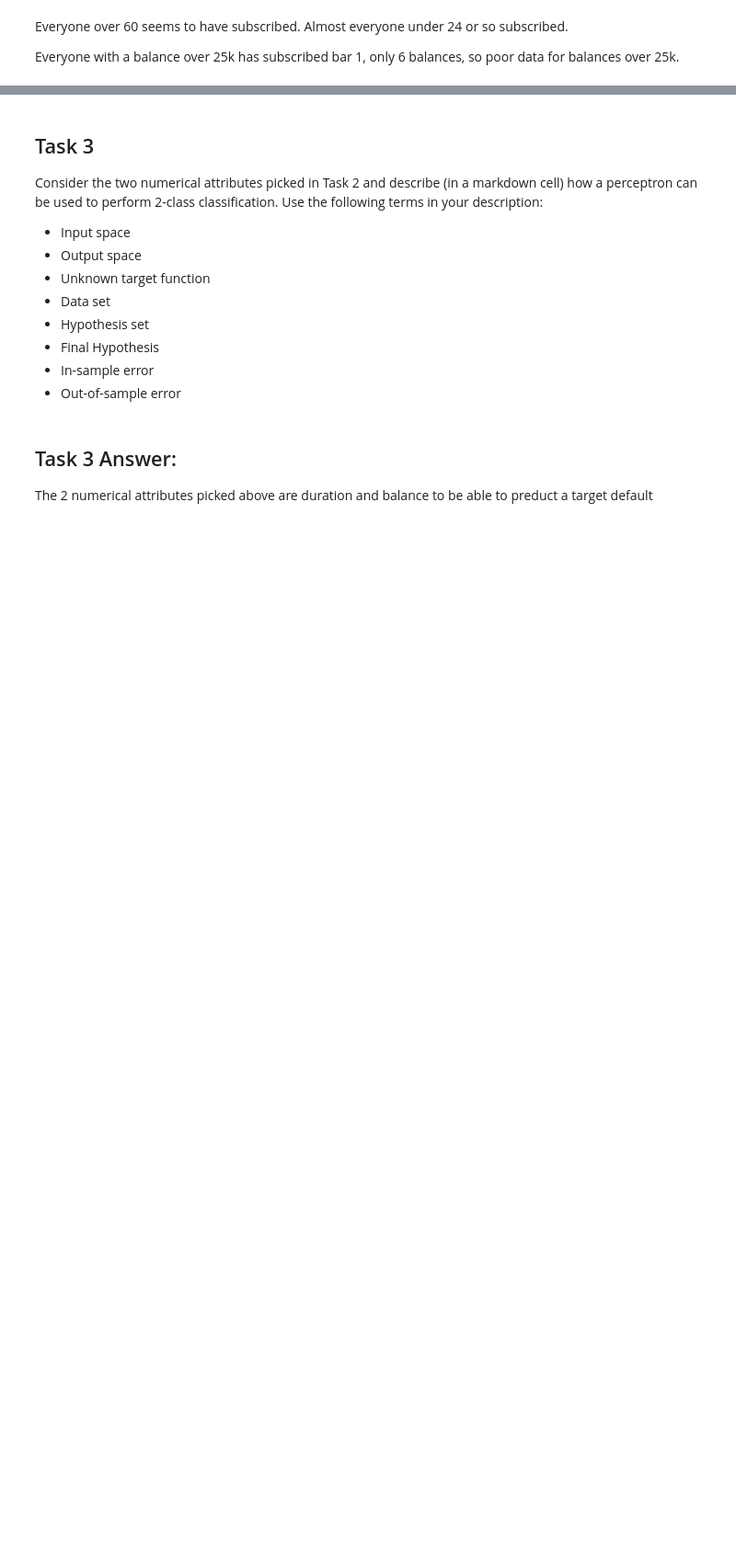
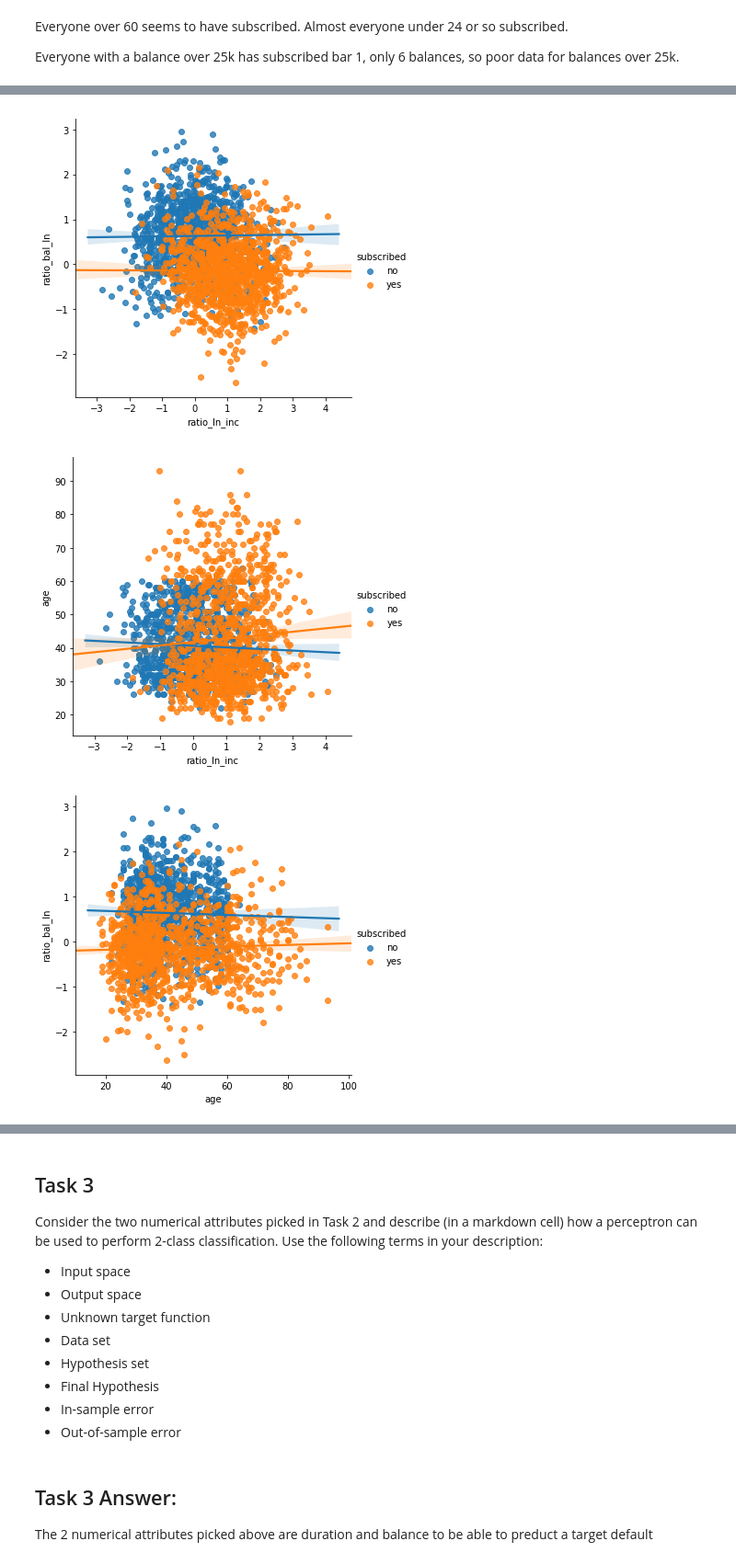
Before and after one commit to vipulpopat/MSCAI_Sem1_Etivity1, a Jupyter notebook: Etivity1.ipynb, the cells around one changed output, grey strips where cells are left out. Shown at 92% size. Cells and saved outputs as stored; diff of their text form; code cells hidden in the pictures; blank space fills up the shorter version.

```diff
--- a/Etivity1.ipynb
+++ b/Etivity1.ipynb
@@ -475,3 +464,14 @@ for x in names:
+# %%
+sns.lmplot('ratio_ln_inc', 'ratio_bal_ln', df2, hue='subscribed')
+sns.lmplot('ratio_ln_inc', 'age', df2, hue='subscribed')
+sns.lmplot('age', 'ratio_bal_ln', df2, hue='subscribed')
+
+
+plt.show()
+# %% [output]
+[figure, added]
+[figure, added]
+[figure, added]
 # %% [markdown]
 From all the plots of the numerical data.
 
```
Also changed, not shown: parts of 7 cells of this notebook.
